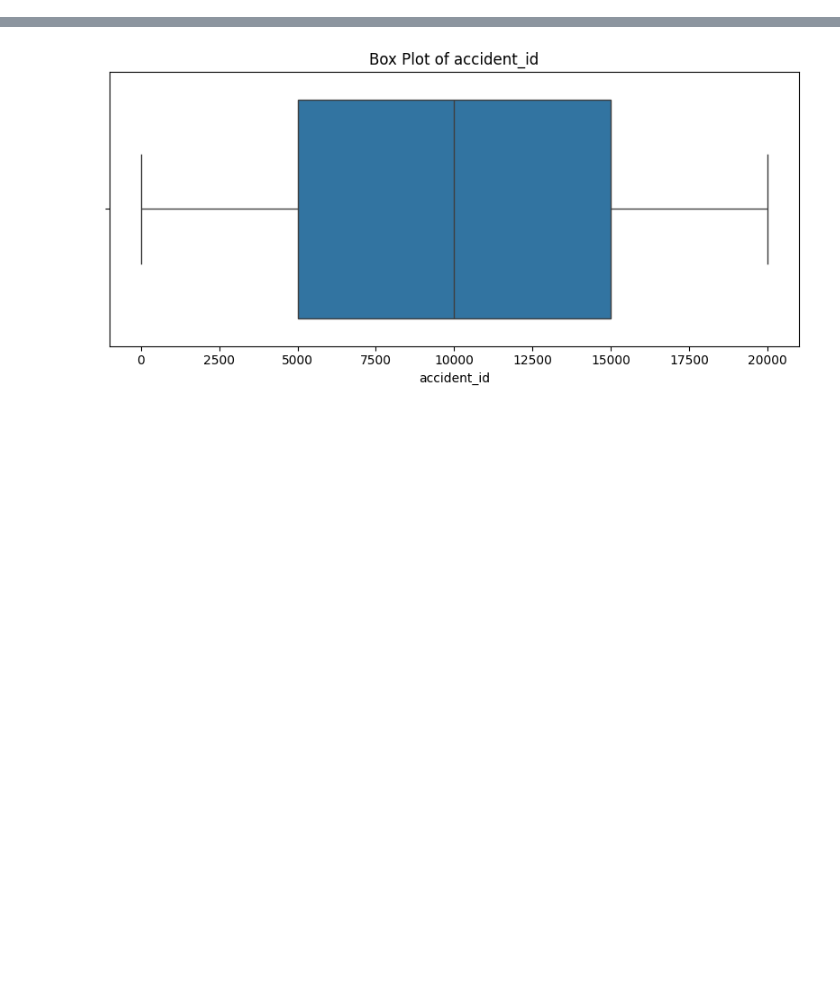
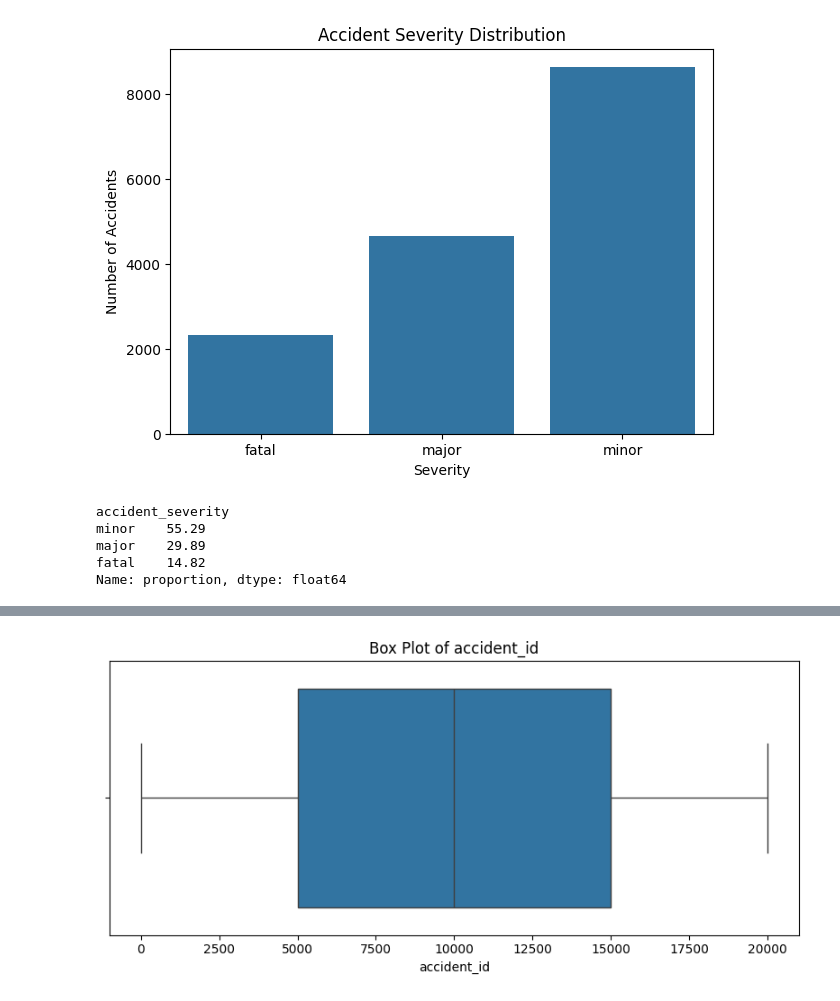
Before and after one commit to nehajacksonb24cs2143-ctrl/road-accident-severity-prediction, a Jupyter notebook: accident_analysis.ipynb, the cells around one changed output, grey strips where cells are left out. Saved outputs shown, nothing was run; the diff lists cells and outputs as text; code cells hidden in the pictures; blank space fills up the shorter version.

```diff
--- a/accident_analysis.ipynb
+++ b/accident_analysis.ipynb
@@ -157,0 +122,23 @@ display(statistics.round(3))
+# %%
+plt.figure(figsize=(7, 5))
+
+sns.countplot(data=df, x="accident_severity")
+
+plt.title("Accident Severity Distribution")
+plt.xlabel("Severity")
+plt.ylabel("Number of Accidents")
+
+plt.show()
+print(
+    df["accident_severity"]
+    .value_counts(normalize=True)
+    .mul(100)
+    .round(2)
+)
+# %% [output]
+[figure, added]
+accident_severity
+minor    55.29
+major    29.89
+fatal    14.82
+Name: proportion, dtype: float64
```
Also changed, not shown: parts of 34 cells of this notebook.
